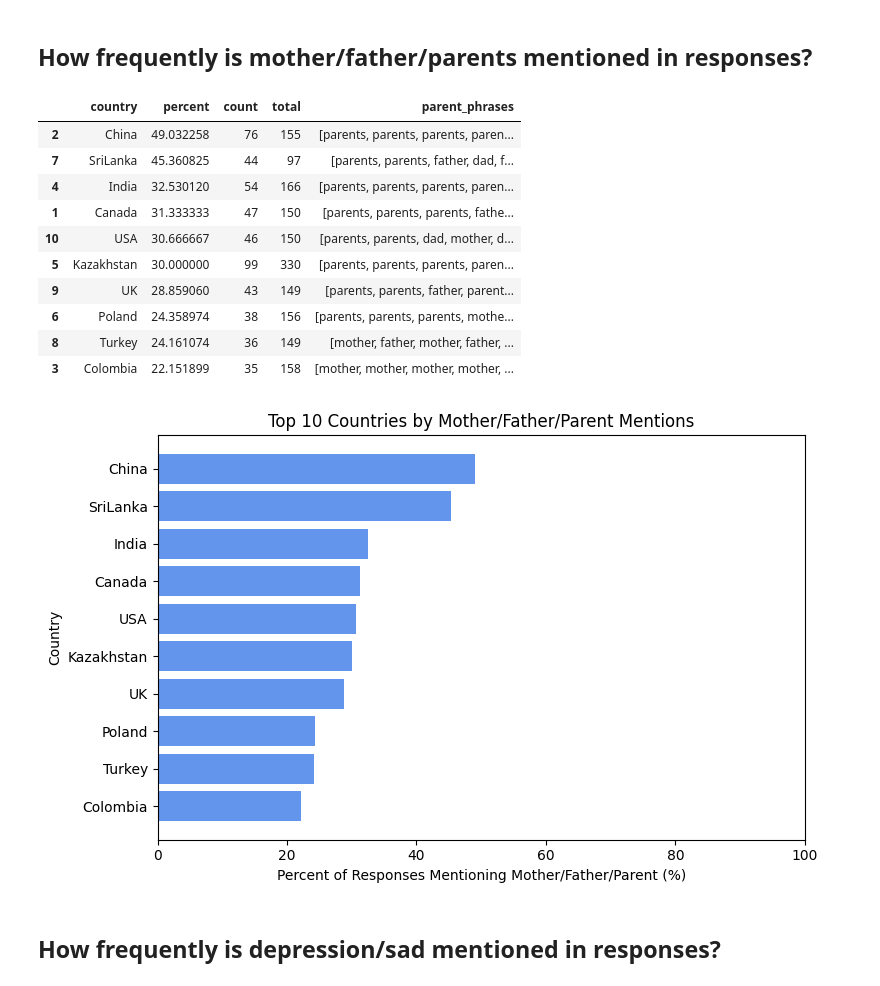
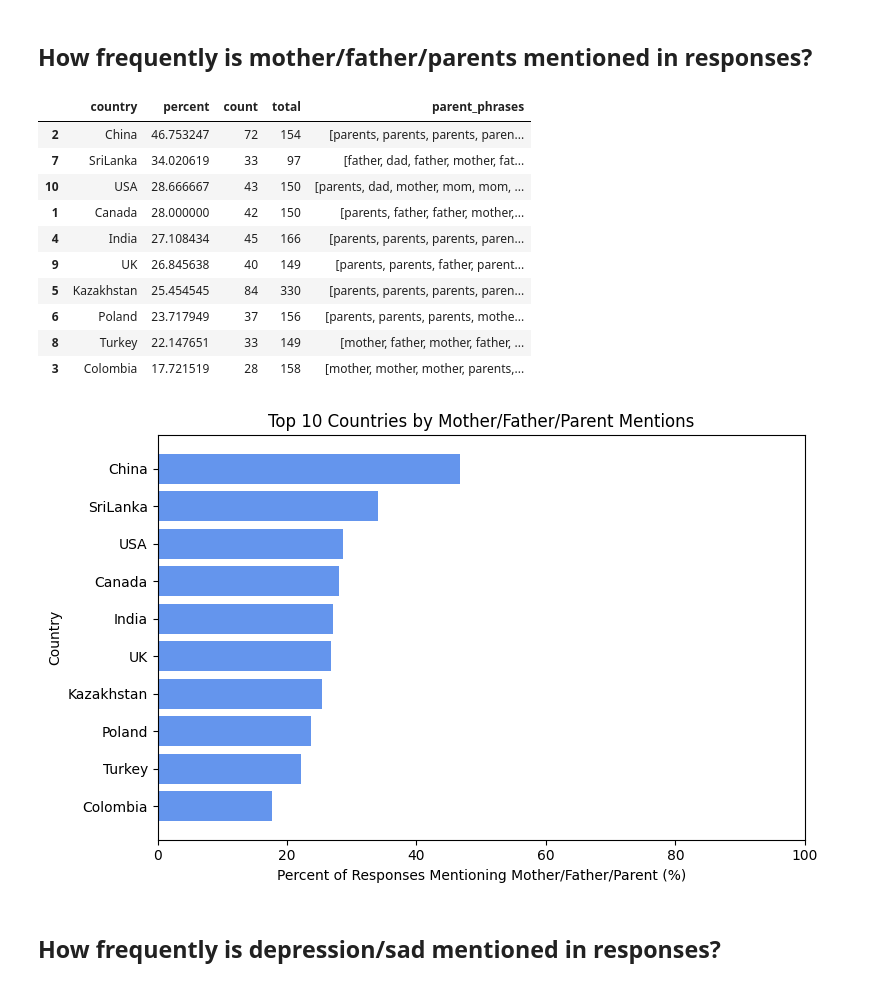
Before and after one commit to vvader24/WJC, a Jupyter notebook: Vinita/Study1_final.ipynb, the cells around one changed output. Drawn from its saved outputs; the diff is of its cells as text; code cells hidden in the pictures.

```diff
--- a/Vinita/Study1_final.ipynb
+++ b/Vinita/Study1_final.ipynb
@@ -1492,7 +1492,7 @@ plt.show()
 import re
 import numpy as np
 
-# --- Extract mother/father/parent-related phrases from Open_Q1_Q7_clean ---
+# --- Extract mother/father/parent-related phrases from Open_Q1_Q4_clean ---
 
 # Define patterns for mother, father, parent and related words/phrases
 parent_patterns = [
@@ -1509,13 +1509,13 @@ parent_regex = re.compile('|'.join(parent_patterns), re.IGNORECASE)
 # Extract parent-related phrases into a new column
 parent_phrases_df = merged_df.copy()
 parent_phrases_df["parent_phrases"] = (
-    parent_phrases_df["Open_Q1_Q7_clean"]
+    parent_phrases_df["Open_Q1_Q4_clean"]
     .apply(lambda x: parent_regex.findall(str(x)) if pd.notna(x) else [])
     .apply(lambda lst: lst if lst else np.nan)
 )
 
 # Count total non-missing responses per country
-total_responses = parent_phrases_df.groupby("country")["Open_Q1_Q7_clean"].apply(lambda x: x.notna().sum())
+total_responses = parent_phrases_df.groupby("country")["Open_Q1_Q4_clean"].apply(lambda x: x.notna().sum())
 
 # Group by country: count and collect phrases, dropping NA/nan phrases
 country_parent_counts = (
@@ -1524,44 +1524,44 @@ country_parent_counts = (
     .agg(
         count=("parent_phrases", "count"),
         parent_phrases=("parent_phrases", lambda x: sum(x, []))  # flatten lists
     )
     .reset_index()
 )
 
 # Merge and calculate percent
 country_parent_counts = country_parent_counts.merge(total_responses.rename("total"), on="country", how="left")
 country_parent_counts["percent"] = 100 * country_parent_counts["count"] / country_parent_counts["total"]
 
 # Sort and keep top 10
 country_parent_counts = country_parent_counts.sort_values("percent", ascending=False).head(10)
 
 display(country_parent_counts[["country", "percent", "count", "total", "parent_phrases"]])
 
 # Plot: Country on y-axis, percent on x-axis (horizontal bar plot, 0–100 scale)
 import matplotlib.pyplot as plt
 
 plt.figure(figsize=(8, 5))
 plt.barh(country_parent_counts["country"], country_parent_counts["percent"], color="cornflowerblue")
 plt.xlabel("Percent of Responses Mentioning Mother/Father/Parent (%)")
 plt.ylabel("Country")
 plt.title("Top 10 Countries by Mother/Father/Parent Mentions")
 plt.xlim(0, 100)
 plt.gca().invert_yaxis()
 plt.tight_layout()
 plt.show()
 # %% [output]
 |  | country | percent | count | total | parent_phrases |
-| 2 | China | 49.032258 | 76 | 155 | [parents, parents, parents, paren... |
-| 7 | SriLanka | 45.360825 | 44 | 97 | [parents, parents, father, dad, f... |
-| 4 | India | 32.530120 | 54 | 166 | [parents, parents, parents, paren... |
-| 1 | Canada | 31.333333 | 47 | 150 | [parents, parents, parents, fathe... |
-| 10 | USA | 30.666667 | 46 | 150 | [parents, parents, dad, mother, d... |
-| 5 | Kazakhstan | 30.000000 | 99 | 330 | [parents, parents, parents, paren... |
-| 9 | UK | 28.859060 | 43 | 149 | [parents, parents, father, parent... |
-| 6 | Poland | 24.358974 | 38 | 156 | [parents, parents, parents, mothe... |
-| 8 | Turkey | 24.161074 | 36 | 149 | [mother, father, mother, father, ... |
-| 3 | Colombia | 22.151899 | 35 | 158 | [mother, mother, mother, mother, ... |
+| 2 | China | 46.753247 | 72 | 154 | [parents, parents, parents, paren... |
+| 7 | SriLanka | 34.020619 | 33 | 97 | [father, dad, father, mother, fat... |
+| 10 | USA | 28.666667 | 43 | 150 | [parents, dad, mother, mom, mom, ... |
+| 1 | Canada | 28.000000 | 42 | 150 | [parents, father, father, mother,... |
+| 4 | India | 27.108434 | 45 | 166 | [parents, parents, parents, paren... |
+| 9 | UK | 26.845638 | 40 | 149 | [parents, parents, father, parent... |
+| 5 | Kazakhstan | 25.454545 | 84 | 330 | [parents, parents, parents, paren... |
+| 6 | Poland | 23.717949 | 37 | 156 | [parents, parents, parents, mothe... |
+| 8 | Turkey | 22.147651 | 33 | 149 | [mother, father, mother, father, ... |
+| 3 | Colombia | 17.721519 | 28 | 158 | [mother, mother, mother, parents,... |
-[figure, old version]
+[figure, new version]
 # %% [markdown]
 ## How frequently is depression/sad mentioned in responses?
 # %%
```
Also changed, not shown: parts of 3 cells of this notebook.
